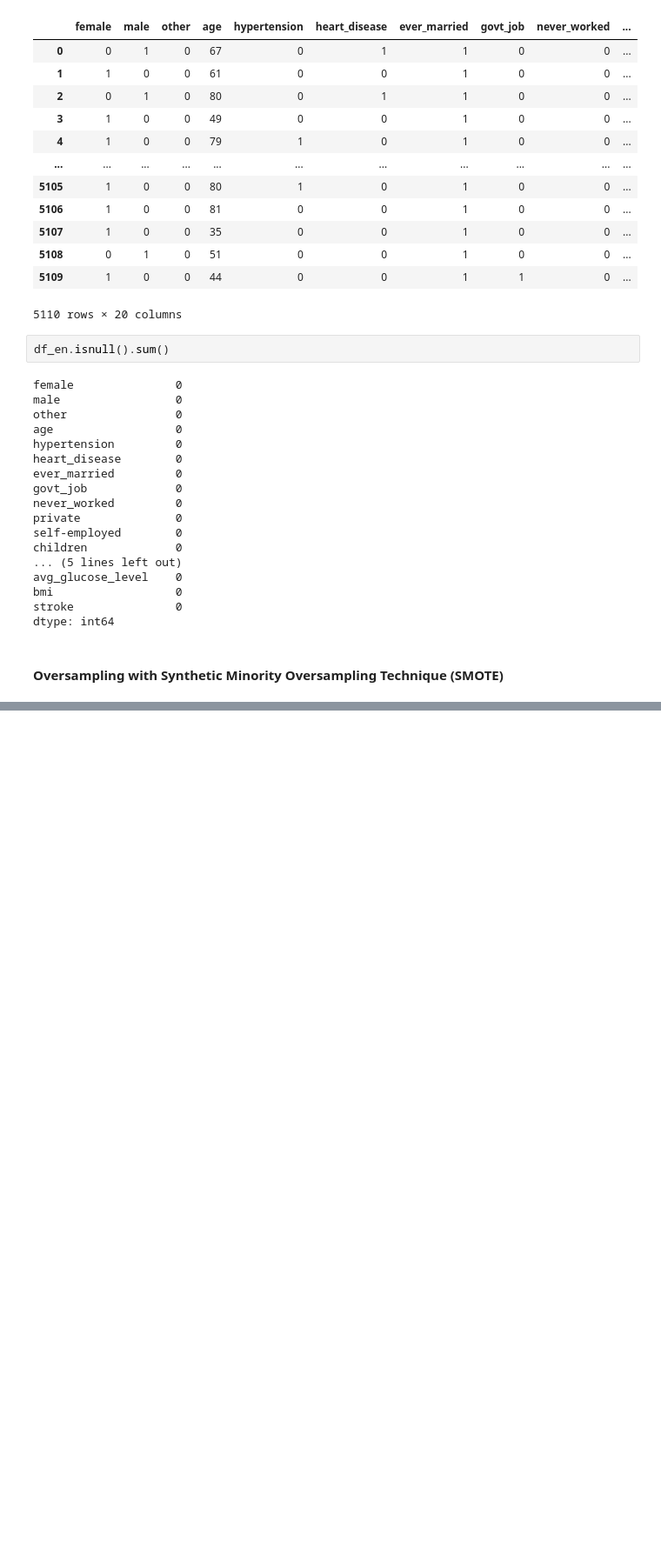
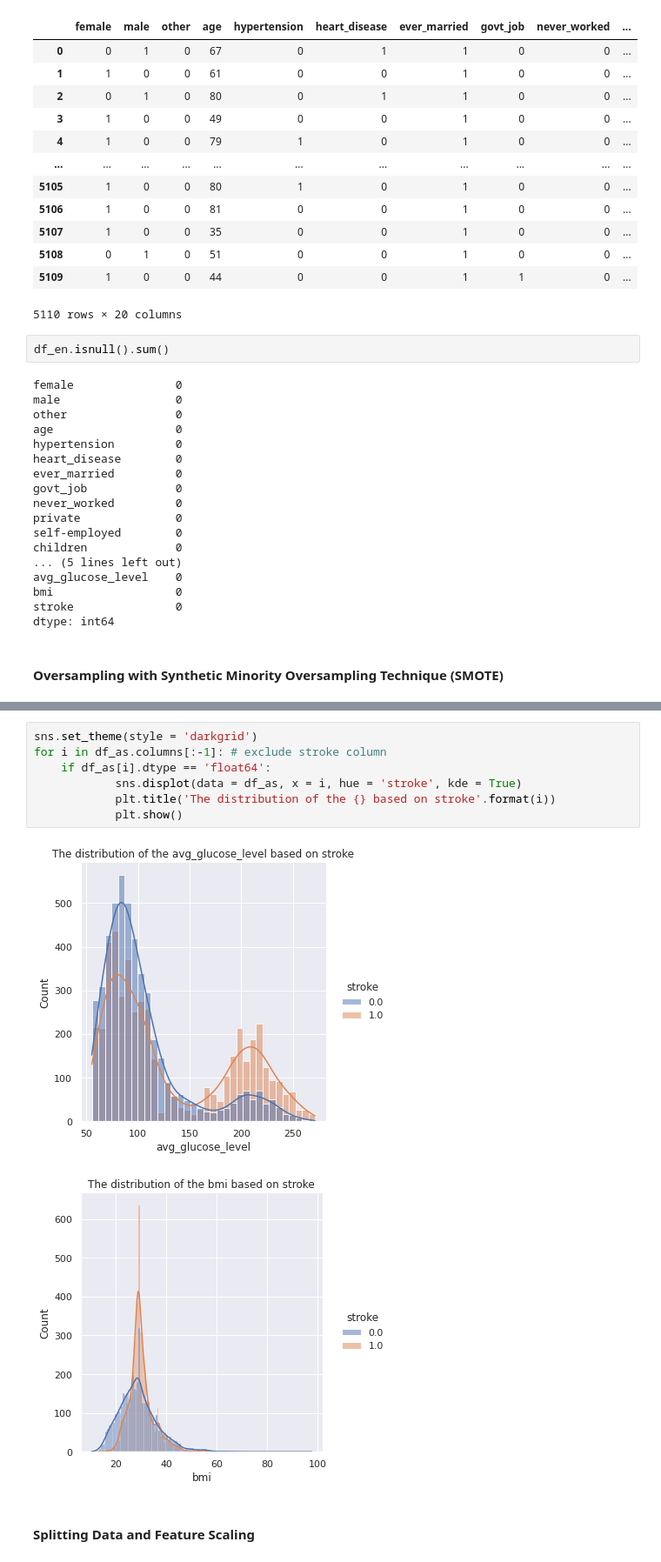
Before and after one commit to emreustundag1618/ML-projects, a Jupyter notebook: stroke-classification/stroke-classification.ipynb, the cells around one changed output, grey strips where cells are left out. Shown at 87% size. Saved outputs shown, nothing was run; the diff lists cells and outputs as text; blank space fills up the shorter version.

```diff
--- a/stroke-classification/stroke-classification.ipynb
+++ b/stroke-classification/stroke-classification.ipynb
@@ -329,0 +341,12 @@ df2 = df[["age","avg_glucose_level","bmi"]]
+# %%
+sns.set_theme(style = 'darkgrid')
+for i in df_as.columns[:-1]: # exclude stroke column
+    if df_as[i].dtype == 'float64':
+            sns.displot(data = df_as, x = i, hue = 'stroke', kde = True)
+            plt.title('The distribution of the {} based on stroke'.format(i))
+            plt.show()
+# %% [output]
+[figure, added]
+[figure, added]
+# %% [markdown]
+#### Splitting Data and Feature Scaling
```
Also changed, not shown: parts of 19 cells of this notebook.
